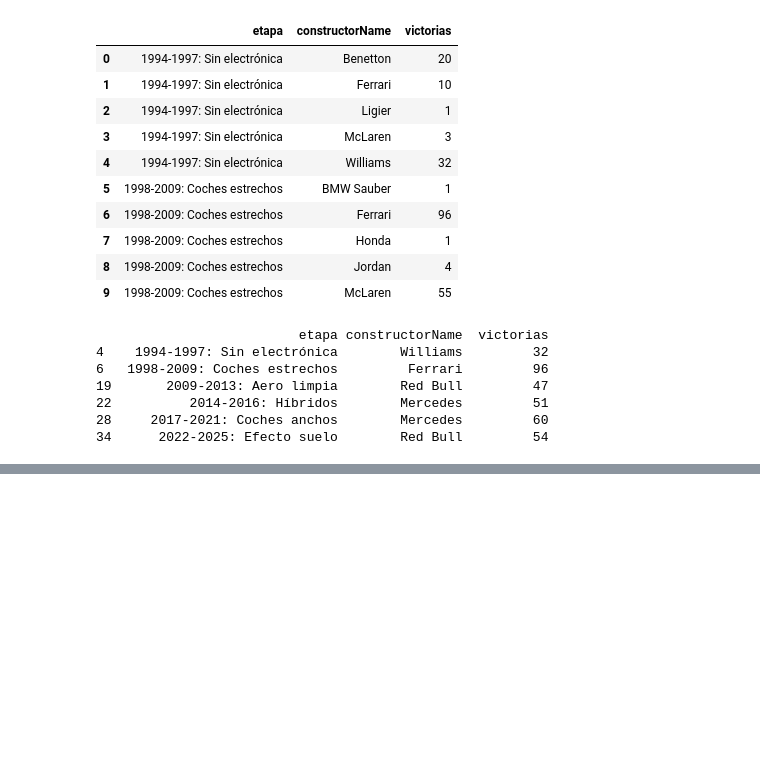
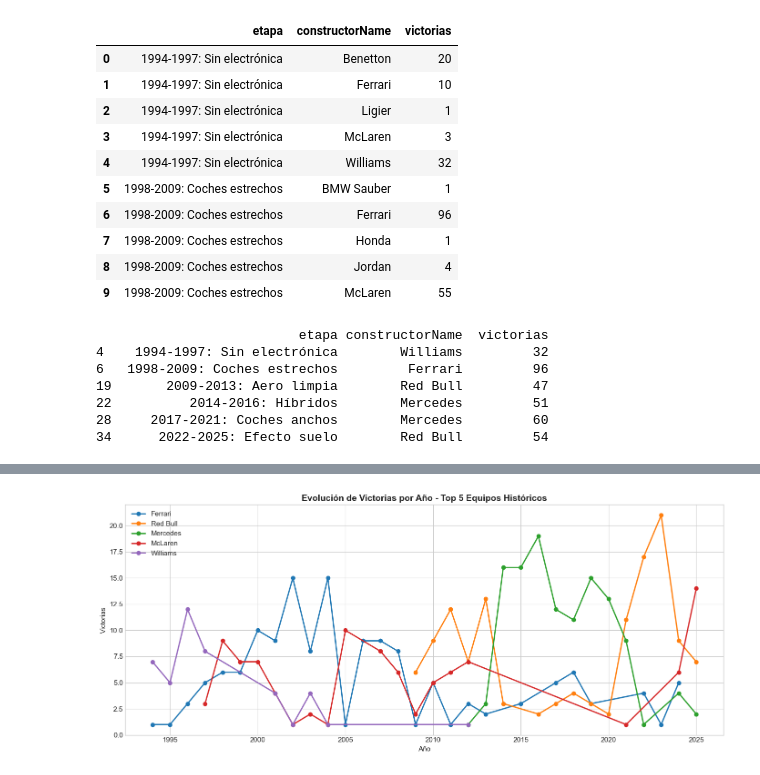
Before and after one commit to alejandrogrima/f1-database-project, a Jupyter notebook: notebooks/04_EDA_F1.ipynb, the cells around one changed output, grey strips where cells are left out. Saved outputs shown, nothing was run; the diff lists cells and outputs as text; code cells hidden in the pictures; blank space fills up the shorter version.

```diff
--- a/notebooks/04_EDA_F1.ipynb
+++ b/notebooks/04_EDA_F1.ipynb
@@ -248,0 +301,9 @@ plt.barh(carreras_etapa["etapa"], carreras_etapa["carreras"], color = "steelblue
+# %%
+# Victorias por año y equipo
+victorias_año = df_victorias.groupby(["raceYear", "constructorName"]).size().reset_index(name="victorias")
+
+# Top 5 equipos históricos
+top_equipos = df_victorias["constructorName"].value_counts().head(5).index.tolist()
+victorias_año_top = victorias_año[victorias_año["constructorName"].isin(top_equipos)]
+
+victorias_año_top.head()
@@ -248,0 +317,15 @@ plt.barh(carreras_etapa["etapa"], carreras_etapa["carreras"], color = "steelblue
+# %%
+plt.figure(figsize=(14, 6))
+
+for equipo in top_equipos:
+    datos = victorias_año_top[victorias_año_top["constructorName"] == equipo]
+    plt.plot(datos["raceYear"], datos["victorias"], marker="o", label=equipo, linewidth=2)
+
+plt.xlabel("Año")
+plt.ylabel("Victorias")
+plt.title("Evolución de Victorias por Año - Top 5 Equipos Históricos")
+plt.legend(loc="upper left")
+plt.tight_layout()
+plt.show()
+# %% [output]
+[figure, added]
```
Also changed, not shown: parts of 9 cells of this notebook.
